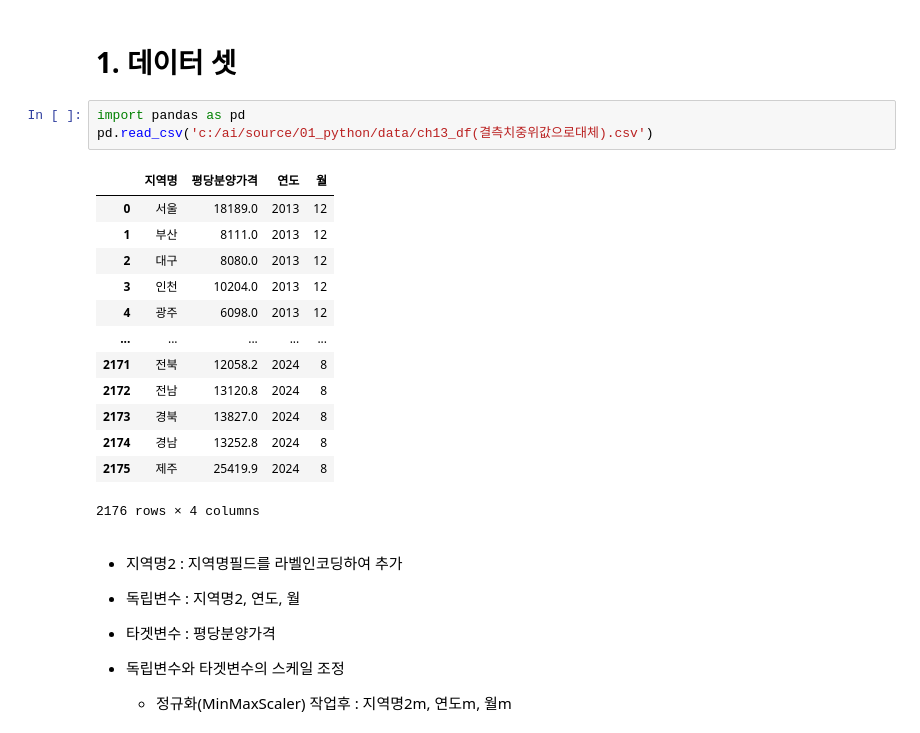
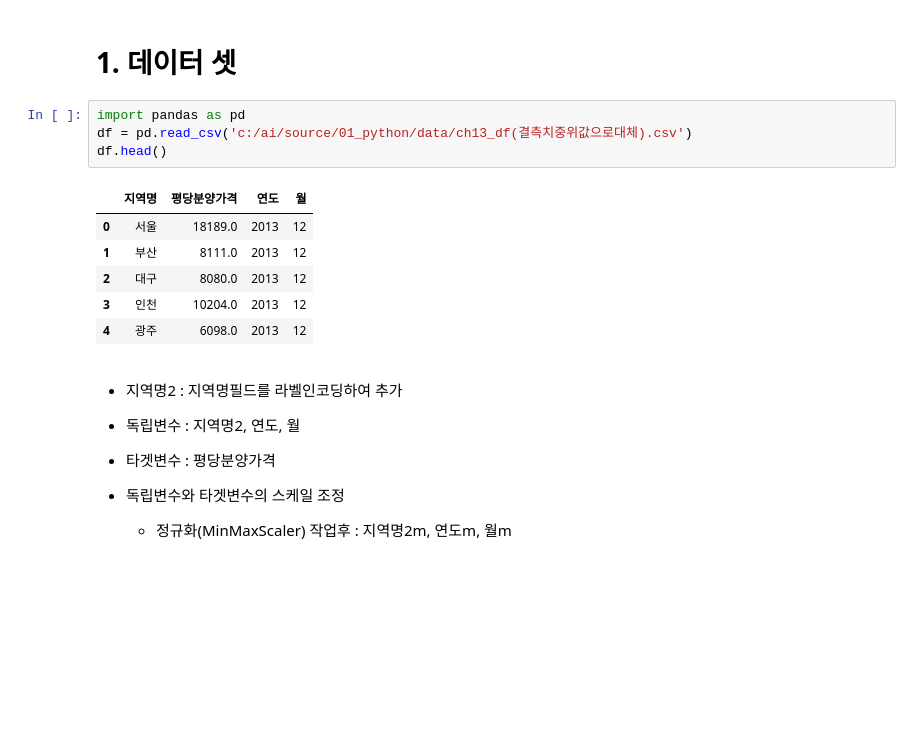
Before and after one commit to drose14789/ai, a Jupyter notebook: source/05_DeepLearning/연습문제(라벨인코딩_스케일조정_원핫인코딩).ipynb, the cells around one changed output. Saved outputs shown, nothing was run; the diff lists cells and outputs as text; blank space fills up the shorter version.

```diff
--- a/source/05_DeepLearning/연습문제(라벨인코딩_스케일조정_원핫인코딩).ipynb
+++ b/source/05_DeepLearning/연습문제(라벨인코딩_스케일조정_원핫인코딩).ipynb
@@ -19,21 +19,15 @@ table.dataframe{font-size:12px;}
 # 1. 데이터 셋
 # %%
 import pandas as pd
-pd.read_csv('c:/ai/source/01_python/data/ch13_df(결측치중위값으로대체).csv')
+df = pd.read_csv('c:/ai/source/01_python/data/ch13_df(결측치중위값으로대체).csv')
+df.head()
 # %% [output]
 |  | 지역명 | 평당분양가격 | 연도 | 월 |
 | 0 | 서울 | 18189.0 | 2013 | 12 |
 | 1 | 부산 | 8111.0 | 2013 | 12 |
 | 2 | 대구 | 8080.0 | 2013 | 12 |
 | 3 | 인천 | 10204.0 | 2013 | 12 |
 | 4 | 광주 | 6098.0 | 2013 | 12 |
-| ... | ... | ... | ... | ... |
-| 2171 | 전북 | 12058.2 | 2024 | 8 |
-| 2172 | 전남 | 13120.8 | 2024 | 8 |
-| 2173 | 경북 | 13827.0 | 2024 | 8 |
-| 2174 | 경남 | 13252.8 | 2024 | 8 |
-| 2175 | 제주 | 25419.9 | 2024 | 8 |
-2176 rows × 4 columns
 # %% [markdown]
 - 지역명2 : 지역명필드를 라벨인코딩하여 추가
 - 독립변수 : 지역명2, 연도, 월
```
Also changed, not shown: parts of 12 cells of this notebook, 7 other files.
